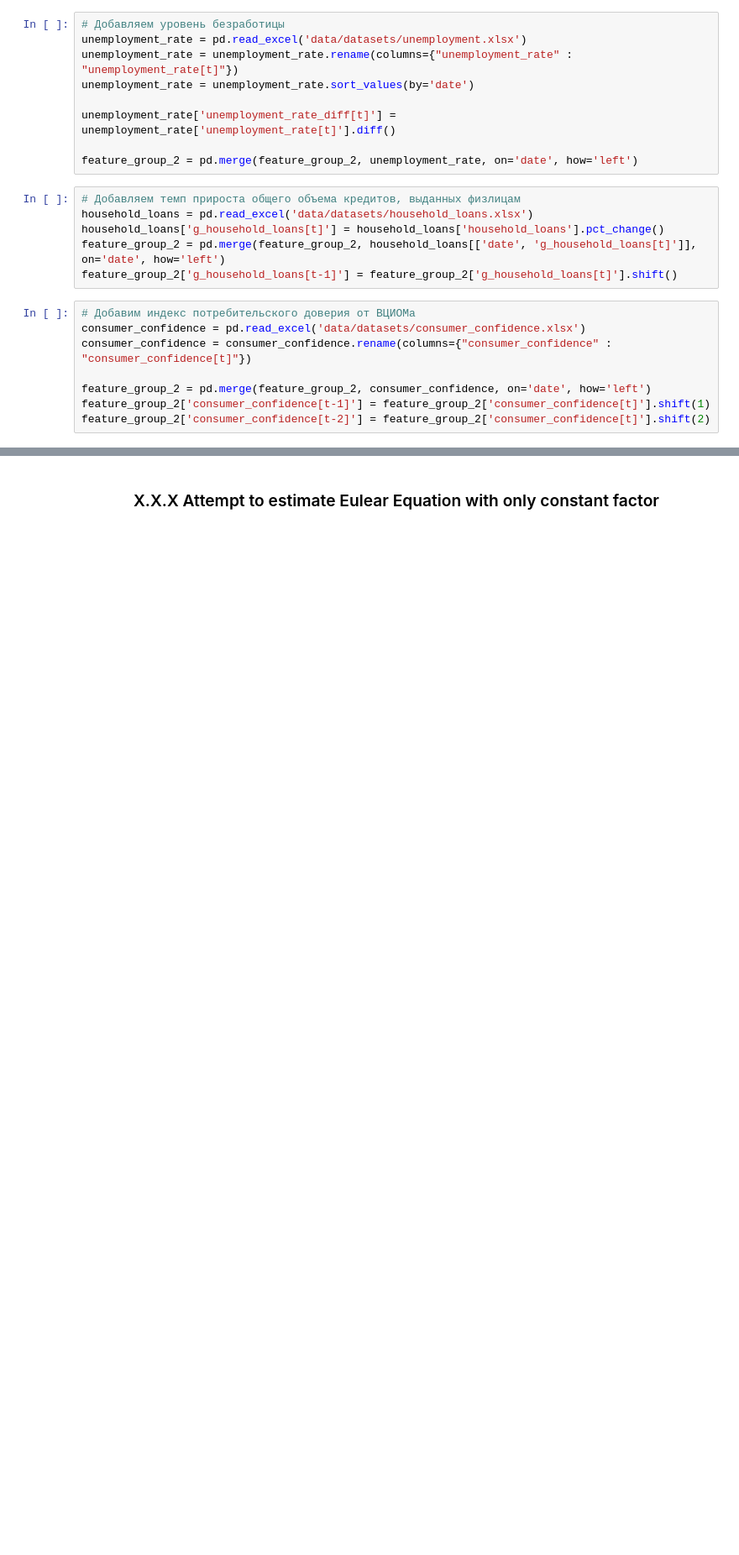
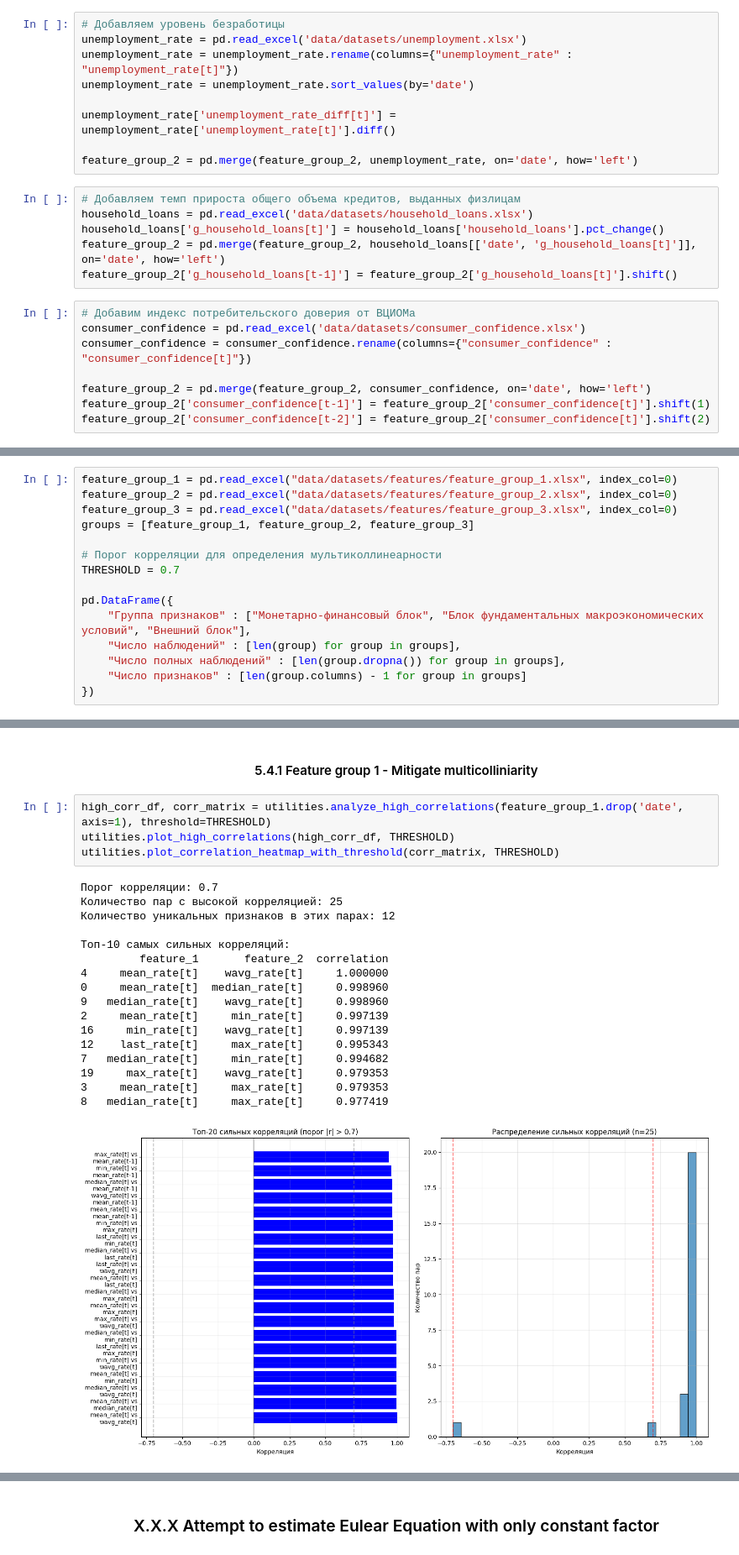
Before and after one commit to KoRoJIeBu4/REDUNDANCY-TESTS-OF-MOMENT-CONDITIONS-APPLIED-TO-MACROECONOMIC-MODELS, a Jupyter notebook: main.ipynb, the cells around one changed output, grey strips where cells are left out. Shown at 84% size. Saved outputs shown, nothing was run; the diff lists cells and outputs as text; blank space fills up the shorter version.

```diff
--- a/main.ipynb
+++ b/main.ipynb
@@ -449,0 +520,15 @@ feature_group_2.head()
+# %%
+feature_group_1 = pd.read_excel("data/datasets/features/feature_group_1.xlsx", index_col=0)
+feature_group_2 = pd.read_excel("data/datasets/features/feature_group_2.xlsx", index_col=0)
+feature_group_3 = pd.read_excel("data/datasets/features/feature_group_3.xlsx", index_col=0)
+groups = [feature_group_1, feature_group_2, feature_group_3]
+
+# Порог корреляции для определения мультиколлинеарности
+THRESHOLD = 0.7
+
+pd.DataFrame({
+    "Группа признаков" : ["Монетарно-финансовый блок", "Блок фундаментальных макроэкономических условий", "Внешний блок"],
+    "Число наблюдений" : [len(group) for group in groups],
+    "Число полных наблюдений" : [len(group.dropna()) for group in groups],
+    "Число признаков" : [len(group.columns) - 1 for group in groups]
+})
@@ -449,0 +540,24 @@ feature_group_2.head()
+# %% [markdown]
+#### <center> 5.4.1 Feature group 1 - Mitigate multicolliniarity <center>
+# %%
+high_corr_df, corr_matrix = utilities.analyze_high_correlations(feature_group_1.drop('date', axis=1), threshold=THRESHOLD)
+utilities.plot_high_correlations(high_corr_df, THRESHOLD)
+utilities.plot_correlation_heatmap_with_threshold(corr_matrix, THRESHOLD)
+# %% [output]
+Порог корреляции: 0.7
+Количество пар с высокой корреляцией: 25
+Количество уникальных признаков в этих парах: 12
+
+Топ-10 самых сильных корреляций:
+         feature_1       feature_2  correlation
+4     mean_rate[t]    wavg_rate[t]     1.000000
+0     mean_rate[t]  median_rate[t]     0.998960
+9   median_rate[t]    wavg_rate[t]     0.998960
+2     mean_rate[t]     min_rate[t]     0.997139
+16     min_rate[t]    wavg_rate[t]     0.997139
+12    last_rate[t]     max_rate[t]     0.995343
+7   median_rate[t]     min_rate[t]     0.994682
+19     max_rate[t]    wavg_rate[t]     0.979353
+3     mean_rate[t]     max_rate[t]     0.979353
+8   median_rate[t]     max_rate[t]     0.977419
+[figure, added]
```
Also changed, not shown: parts of 30 cells of this notebook, 14 other files.
